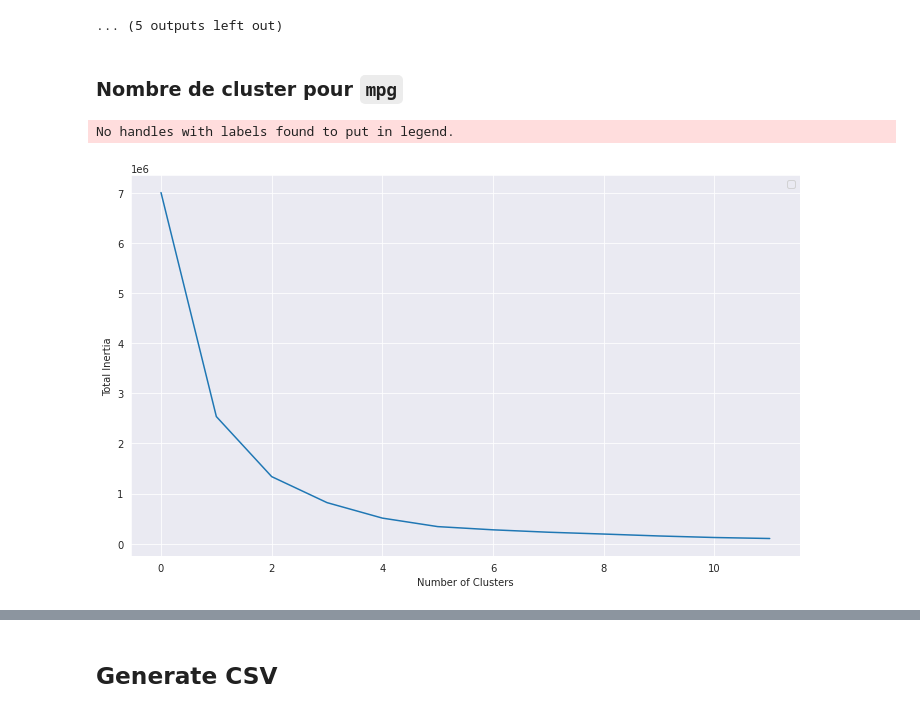
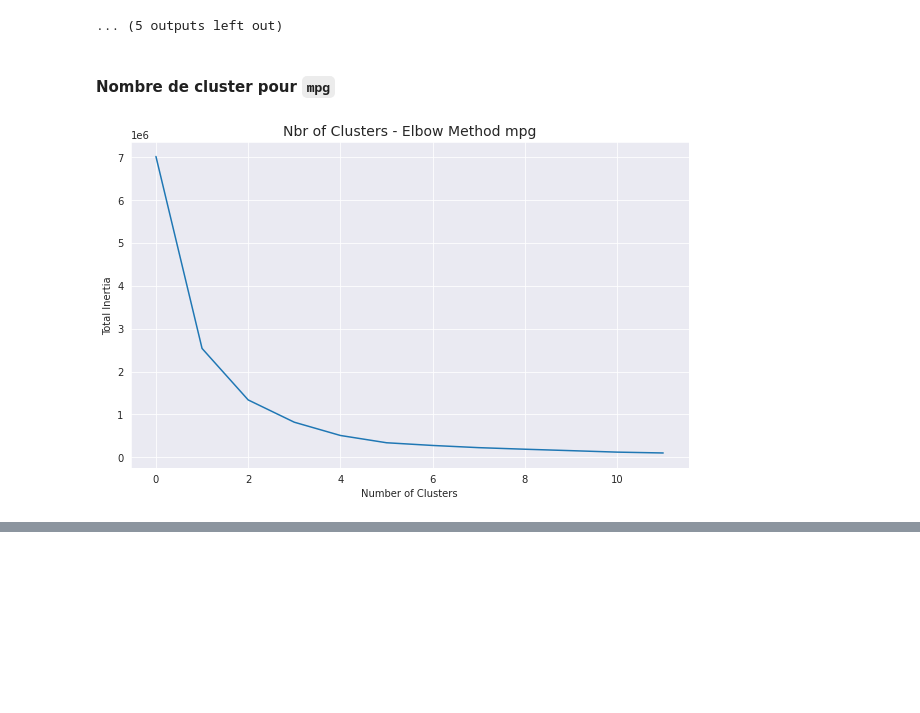
Before and after one commit to bortch/secondhandcar, a Jupyter notebook: light_preprocessing_all_data_train_set.ipynb, the cells around one changed output, grey strips where cells are left out. Saved outputs shown, nothing was run; the diff lists cells and outputs as text; code cells hidden in the pictures; blank space fills up the shorter version.

```diff
--- a/light_preprocessing_all_data_train_set.ipynb
+++ b/light_preprocessing_all_data_train_set.ipynb
@@ -297,12 +307,11 @@ Silhouette score for 12 cluster(s): 0.9961
 Silhouette score for 13 cluster(s): 0.9965
 ... (5 outputs left out)
 # %% [markdown]
-### Nombre de cluster pour `mpg`
+#### Nombre de cluster pour `mpg`
 # %%
-bsp.show_elbow(df['mpg'].values.reshape(-1, 1),max_iter=12)
+bsp.show_elbow(df['mpg'].values.reshape(-1, 1),max_iter=12,title='mpg')
 # %% [output]
-No handles with labels found to put in legend.
-[figure, old version]
+[figure, new version]
 # %%
 bsp.get_silhouette(df['mpg'].values.reshape(-1, 1),max_cluster=15, min_cluster = 2,show=True)
 # %% [output]
@@ -321,5 +330,3 @@ Silhouette score for 13 cluster(s): 0.6429
 Silhouette score for 14 cluster(s): 0.6716
 Silhouette score for 15 cluster(s): 0.6737
 [figure]
-# %% [markdown]
-## Generate CSV
```
Also changed, not shown: parts of 25 cells of this notebook, 2 other files.
